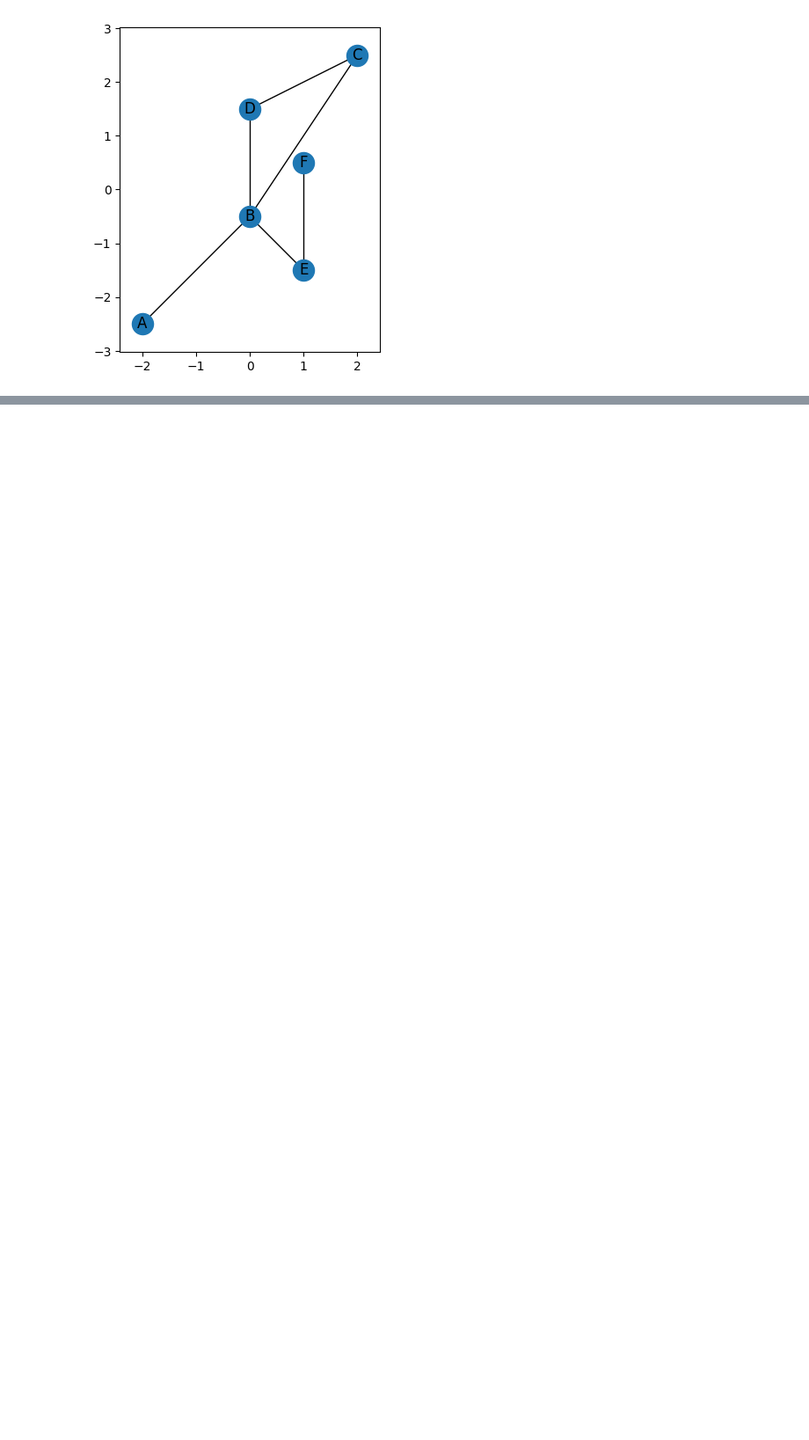
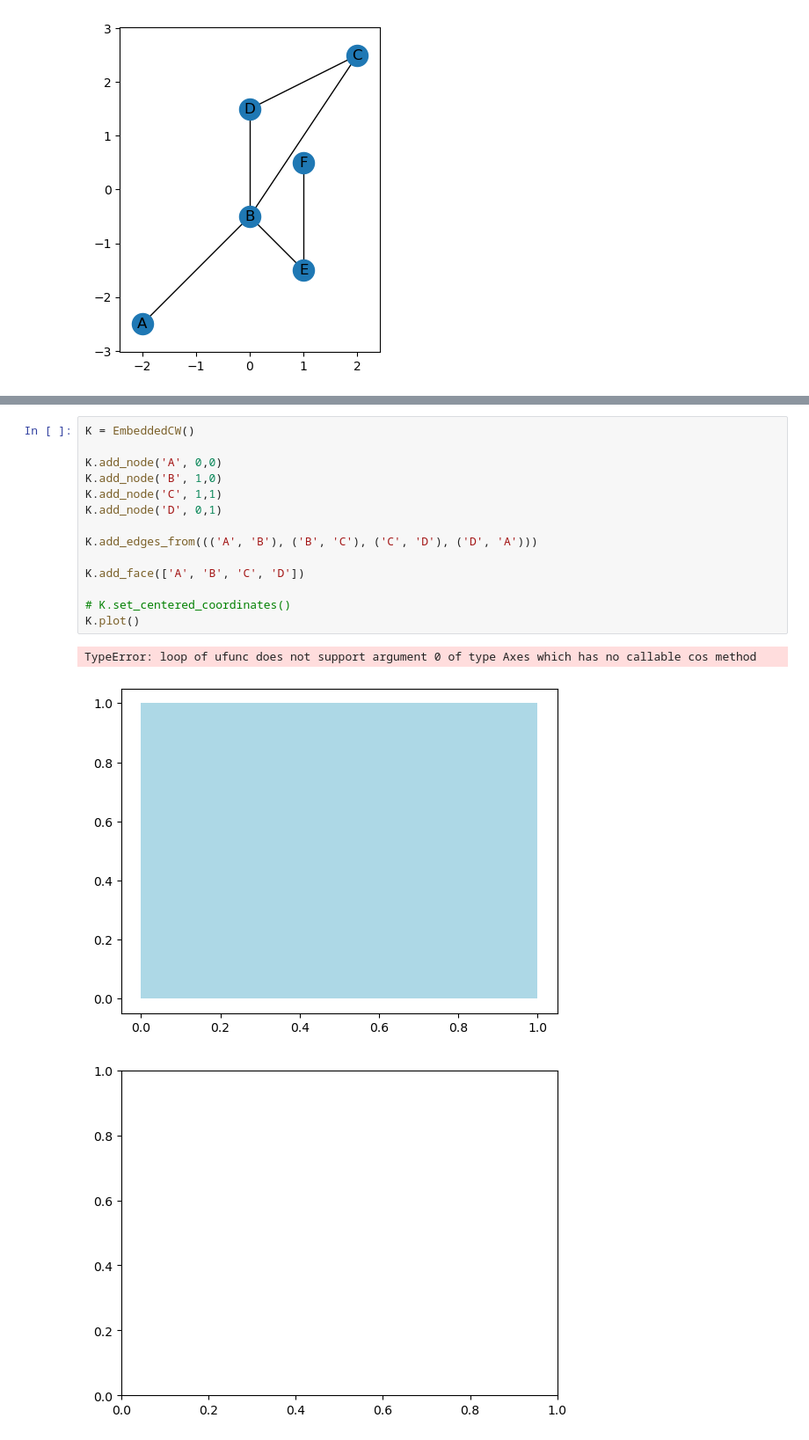
Before and after one commit to MunchLab/ect, a Jupyter notebook: paper/generating_figures.ipynb, the cells around one changed output, grey strips where cells are left out. Shown at 88% size. Saved outputs shown, nothing was run; the diff lists cells and outputs as text; blank space fills up the shorter version.

```diff
--- a/paper/generating_figures.ipynb
+++ b/paper/generating_figures.ipynb
@@ -62,0 +80,18 @@ myect.plotECC(G, -np.pi/2)
+# %%
+K = EmbeddedCW()
+
+K.add_node('A', 0,0)
+K.add_node('B', 1,0)
+K.add_node('C', 1,1)
+K.add_node('D', 0,1)
+
+K.add_edges_from((('A', 'B'), ('B', 'C'), ('C', 'D'), ('D', 'A')))
+
+K.add_face(['A', 'B', 'C', 'D'])
+
+# K.set_centered_coordinates()
+K.plot()
+# %% [output]
+TypeError: loop of ufunc does not support argument 0 of type Axes which has no callable cos method
+[figure, added]
+[figure, added]
```
Also changed, not shown: parts of 7 cells of this notebook, 5 other files.
